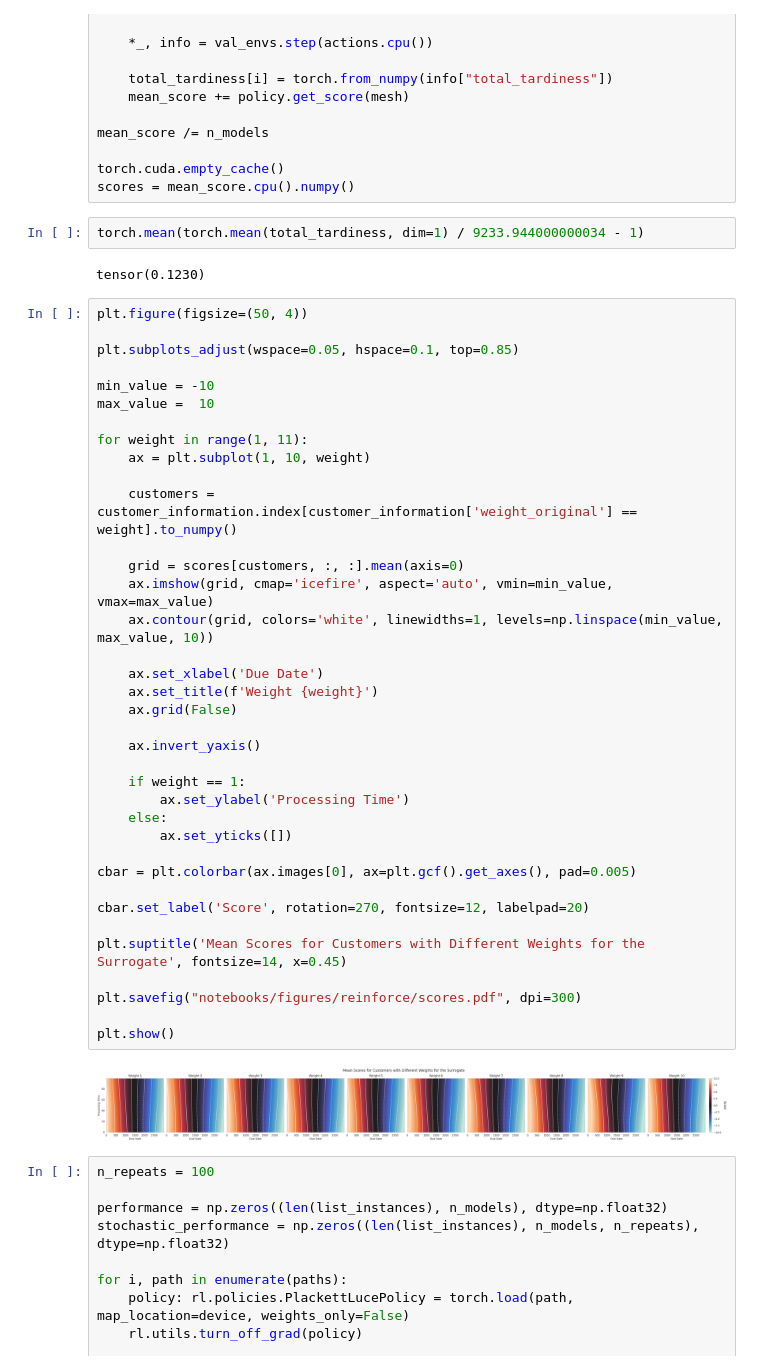
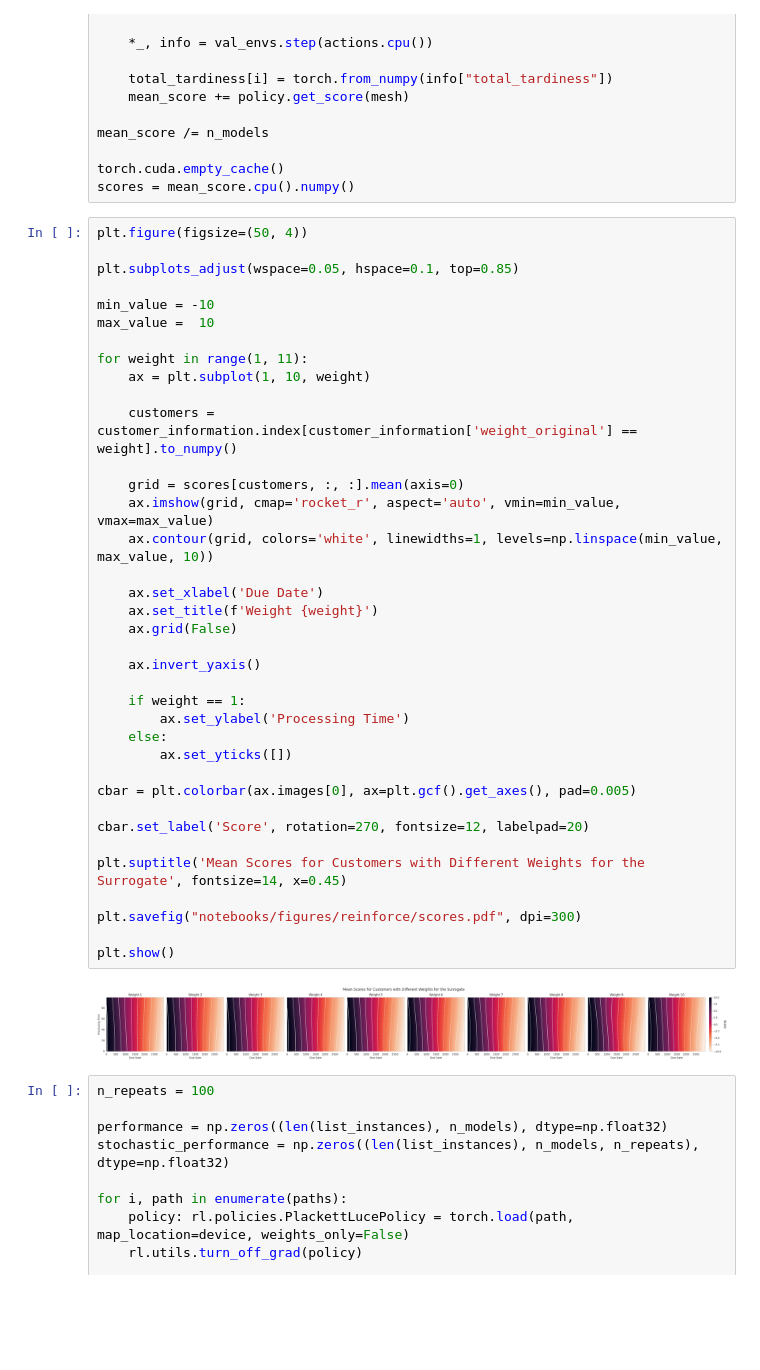
Before and after one commit to DanielGardin/cp-scheduling, a Jupyter notebook: notebooks/03 - Plackett-Luce Hypothesis.ipynb, the cells around one changed output. Drawn from its saved outputs; the diff is of its cells as text; blank space fills up the shorter version.

```diff
--- a/notebooks/03 - Plackett-Luce Hypothesis.ipynb
+++ b/notebooks/03 - Plackett-Luce Hypothesis.ipynb
@@ -344,10 +368,6 @@ mean_score /= n_models
 
 torch.cuda.empty_cache()
 scores = mean_score.cpu().numpy()
-# %%
-torch.mean(torch.mean(total_tardiness, dim=1) / 9233.944000000034 - 1)
-# %% [output]
-tensor(0.1230)
 # %%
 plt.figure(figsize=(50, 4))
 
@@ -358,35 +378,35 @@ max_value =  10
 
 for weight in range(1, 11):
     ax = plt.subplot(1, 10, weight)
 
     customers = customer_information.index[customer_information['weight_original'] == weight].to_numpy()
 
     grid = scores[customers, :, :].mean(axis=0)
-    ax.imshow(grid, cmap='icefire', aspect='auto', vmin=min_value, vmax=max_value)
+    ax.imshow(grid, cmap='rocket_r', aspect='auto', vmin=min_value, vmax=max_value)
     ax.contour(grid, colors='white', linewidths=1, levels=np.linspace(min_value, max_value, 10))
 
     ax.set_xlabel('Due Date')
     ax.set_title(f'Weight {weight}')
     ax.grid(False)
 
     ax.invert_yaxis()
 
     if weight == 1:
         ax.set_ylabel('Processing Time')
     else:
         ax.set_yticks([])
 
 cbar = plt.colorbar(ax.images[0], ax=plt.gcf().get_axes(), pad=0.005)
 
 cbar.set_label('Score', rotation=270, fontsize=12, labelpad=20)
 
 plt.suptitle('Mean Scores for Customers with Different Weights for the Surrogate', fontsize=14, x=0.45)
 
 plt.savefig("notebooks/figures/reinforce/scores.pdf", dpi=300)
 
 plt.show()
 # %% [output]
-[figure, old version]
+[figure, new version]
 # %%
 n_repeats = 100
 
```
Also changed, not shown: parts of 5 cells of this notebook, 4 other files.
